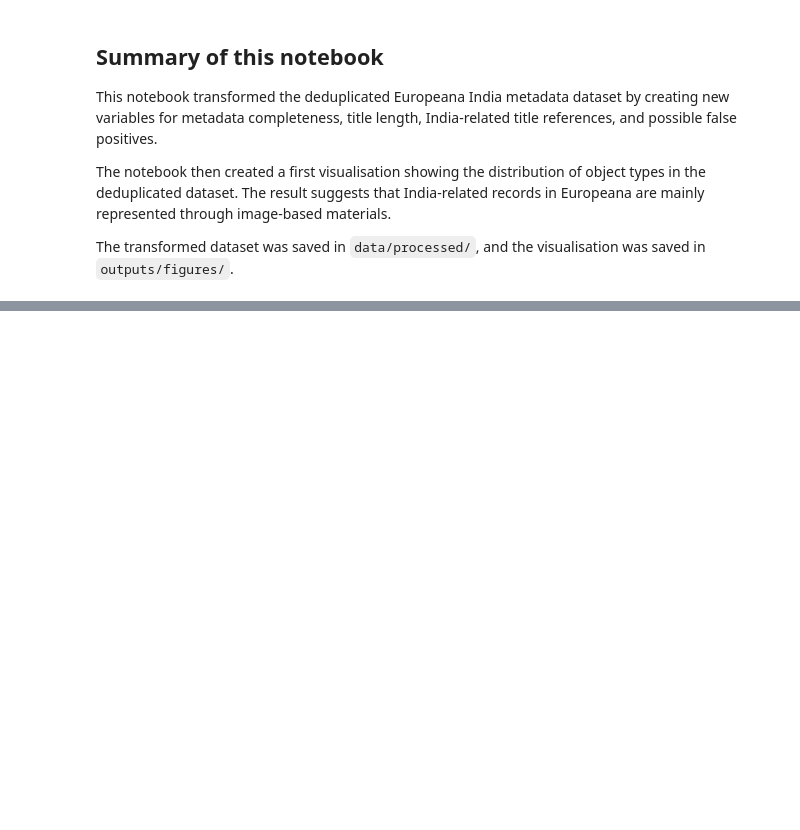
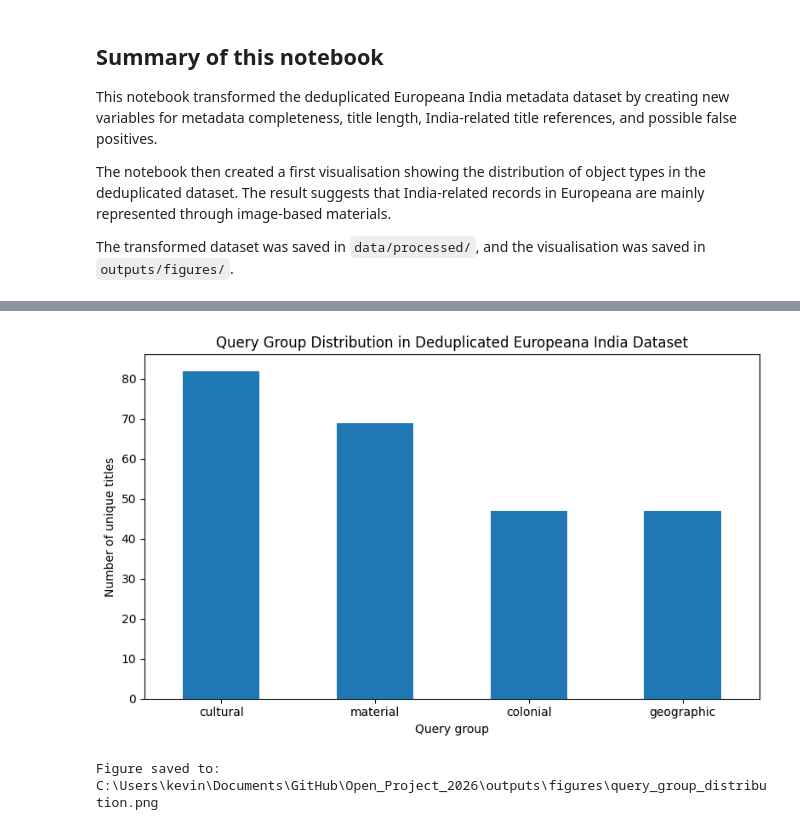
Before and after one commit to Shone-Joseph/Open_Project_2026, a Jupyter notebook: notebooks/02_data_cleaning_and_analysis.ipynb, the cells around one changed output, grey strips where cells are left out. Cells and saved outputs as stored; diff of their text form; code cells hidden in the pictures; blank space fills up the shorter version.

Commit message:
Add query group analysis for hometask

```diff
--- a/notebooks/02_data_cleaning_and_analysis.ipynb
+++ b/notebooks/02_data_cleaning_and_analysis.ipynb
@@ -305,0 +322,7 @@ The transformed dataset was saved in `data/processed/`, and the visualisation wa
+# %%
+# Hometask 1: Analyse query group distribution
+
+query_group_counts = df_transformed["query_group"].value_counts()
+
+print("Query group counts in the deduplicated dataset:")
+print(query_group_counts)
@@ -305,0 +337,24 @@ The transformed dataset was saved in `data/processed/`, and the visualisation wa
+# %%
+# Create bar chart for query group distribution
+
+plt.figure(figsize=(8, 5))
+query_group_counts.plot(kind="bar")
+
+plt.title("Query Group Distribution in Deduplicated Europeana India Dataset")
+plt.xlabel("Query group")
+plt.ylabel("Number of unique titles")
+plt.xticks(rotation=0)
+plt.tight_layout()
+
+# Save figure
+query_group_figure_file = figures_dir / "query_group_distribution.png"
+plt.savefig(query_group_figure_file, dpi=300)
+
+plt.show()
+
+print("Figure saved to:")
+print(query_group_figure_file)
+# %% [output]
+[figure, added]
+Figure saved to:
+C:\Users\kevin\Documents\GitHub\Open_Project_2026\outputs\figures\query_group_distribution.png
```
Also changed, not shown: parts of 4 cells of this notebook, 2 other files.
